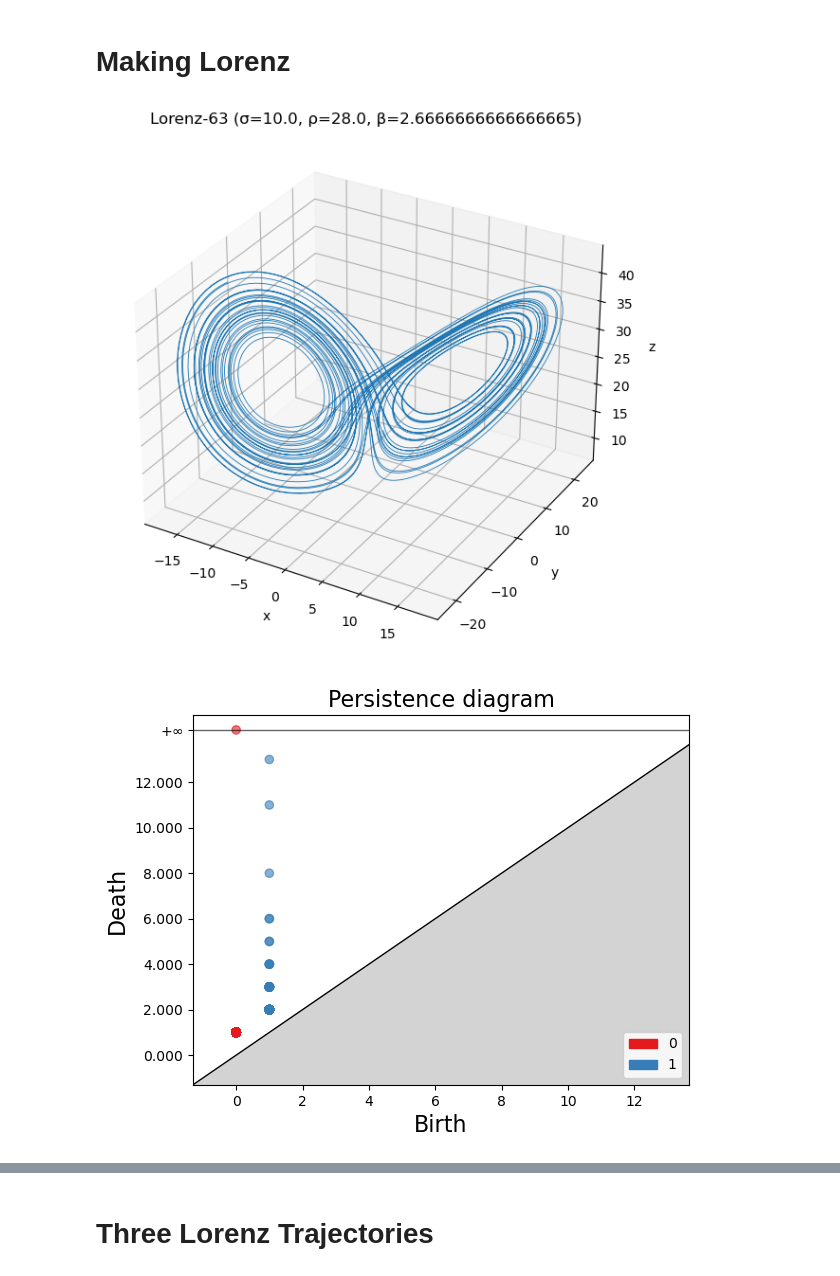
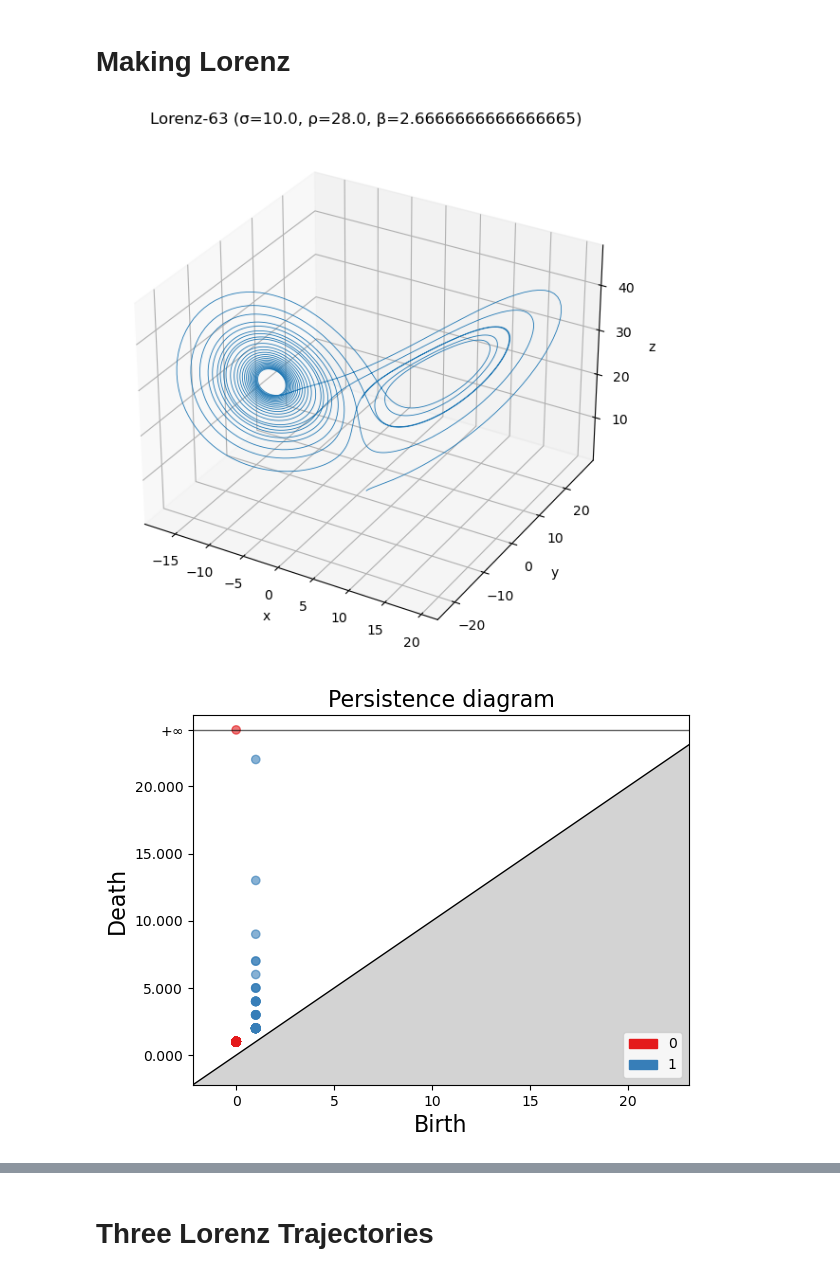
Before and after one commit to bdjones13/MRC2024, a Jupyter notebook: lorenz_dowker_v2.ipynb, the cells around one changed output, grey strips where cells are left out. Drawn from its saved outputs; the diff is of its cells as text; code cells hidden in the pictures.

```diff
--- a/lorenz_dowker_v2.ipynb
+++ b/lorenz_dowker_v2.ipynb
@@ -357,36 +357,37 @@ def simulate_lorenz(initial_state, T=50.0, dt=0.01, sigma=10.0, rho=28.0, beta=8
     state = np.array(initial_state, dtype=float)
     for i in range(n_steps):
         state = rk4_step(lorenz63, state, dt, sigma, rho, beta)
         traj[i+1] = state
     return ts, traj
 
 # Parameters (change these if you want different behaviour)
 sigma = 10.0
 rho = 28.0
 beta = 8.0/3.0
-initial = [1.3, 1.5, 17.0]
-T = 40.0
+# initial = [1.3, 1.5, 17.0]
+initial = [1, 1, 1]
+T = 21.0
 dt = 0.005
 
 # Run simulation
 t, traj = simulate_lorenz(initial, T=T, dt=dt, sigma=sigma, rho=rho, beta=beta)
 x, y, z = traj.T
 
 l63 = traj.T
 
 
 # 3D trajectory plot
 fig = plt.figure(figsize=(9,6))
 ax = fig.add_subplot(111, projection='3d')
 ax.plot(x, y, z, linewidth=0.6)
 ax.set_xlabel('x')
 ax.set_ylabel('y')
 ax.set_zlabel('z')
 ax.set_title(f'Lorenz-63 (σ={sigma}, ρ={rho}, β={beta})')
 plt.tight_layout()
 plt.show()
 # %% [output]
-[figure, old version]
+[figure, new version]
 # %%
 bins63 = get_bins(l63, 15)
 # %%
@@ -410,7 +411,7 @@ dgms1 = MNeighbor.persistence() #this is the gudhi built in persistence function
 gd.plot_persistence_diagram(dgms1)
 plt.show()
 # %% [output]
-[figure, old version]
+[figure, new version]
 # %%
 gd.plot_persistence_barcode(dgms1)
 plt.show()
```
Also changed, not shown: parts of 8 cells of this notebook.
